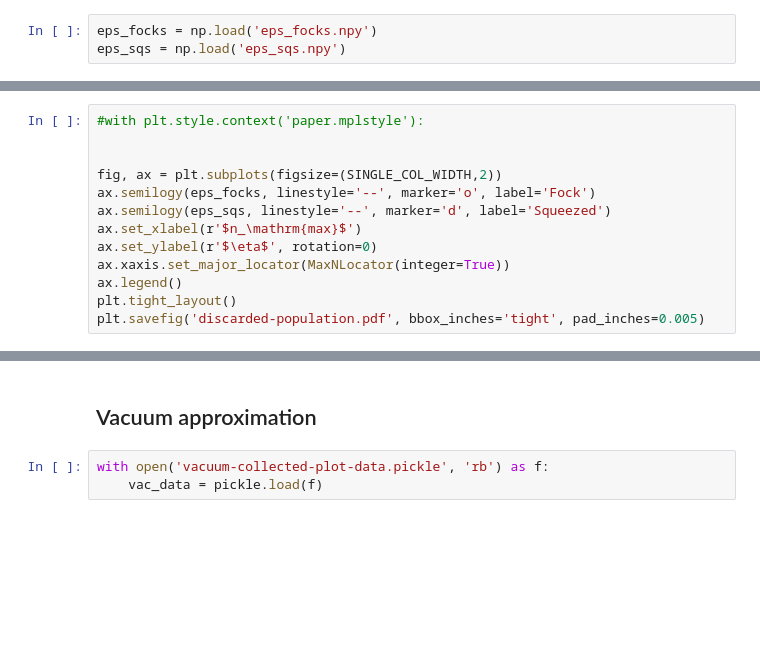
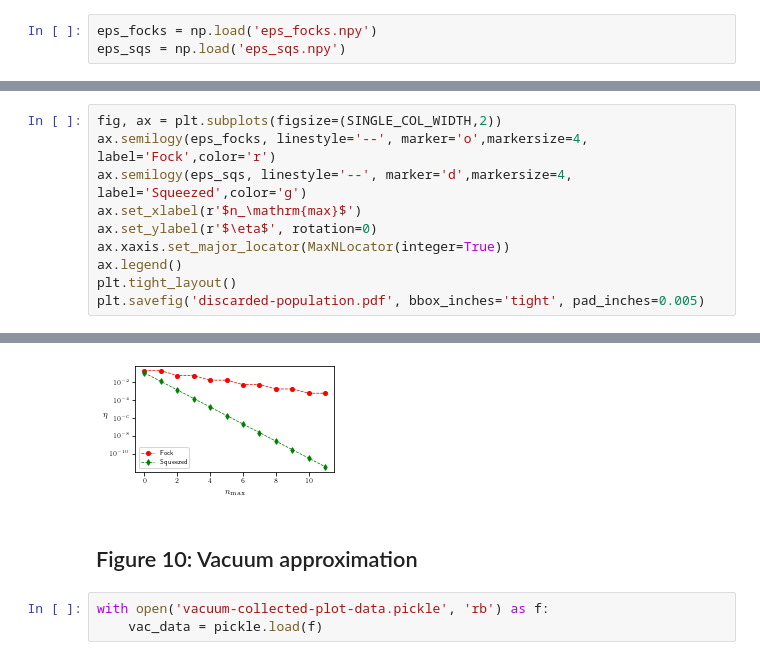
Before and after one commit to CQuIC/pysme, a Jupyter notebook: notebooks/figures.ipynb, the cells around one changed output, grey strips where cells are left out. Cells and saved outputs as stored; diff of their text form; blank space fills up the shorter version.

Commit message:
small tidy up of notebook that generates some figures for the paper

```diff
--- a/notebooks/figures.ipynb
+++ b/notebooks/figures.ipynb
@@ -278,10 +250,7 @@ SINGLE_COL_WIDTH
 # %%
-#with plt.style.context('paper.mplstyle'):
-
-
 fig, ax = plt.subplots(figsize=(SINGLE_COL_WIDTH,2))
-ax.semilogy(eps_focks, linestyle='--', marker='o', label='Fock')
-ax.semilogy(eps_sqs, linestyle='--', marker='d', label='Squeezed')
+ax.semilogy(eps_focks, linestyle='--', marker='o',markersize=4, label='Fock',color='r')
+ax.semilogy(eps_sqs, linestyle='--', marker='d',markersize=4, label='Squeezed',color='g')
 ax.set_xlabel(r'$n_\mathrm{max}$')
 ax.set_ylabel(r'$\eta$', rotation=0)
 ax.xaxis.set_major_locator(MaxNLocator(integer=True))
@@ -293,5 +261,6 @@ plt.savefig('discarded-population.pdf', bbox_inches='tight', pad_inches=0.005)
+[figure, added]
 # %% [markdown]
-## Vacuum approximation
+## Figure 10: Vacuum approximation
 # %%
 with open('vacuum-collected-plot-data.pickle', 'rb') as f:
     vac_data = pickle.load(f)
```
Also changed, not shown: parts of 21 cells of this notebook.
